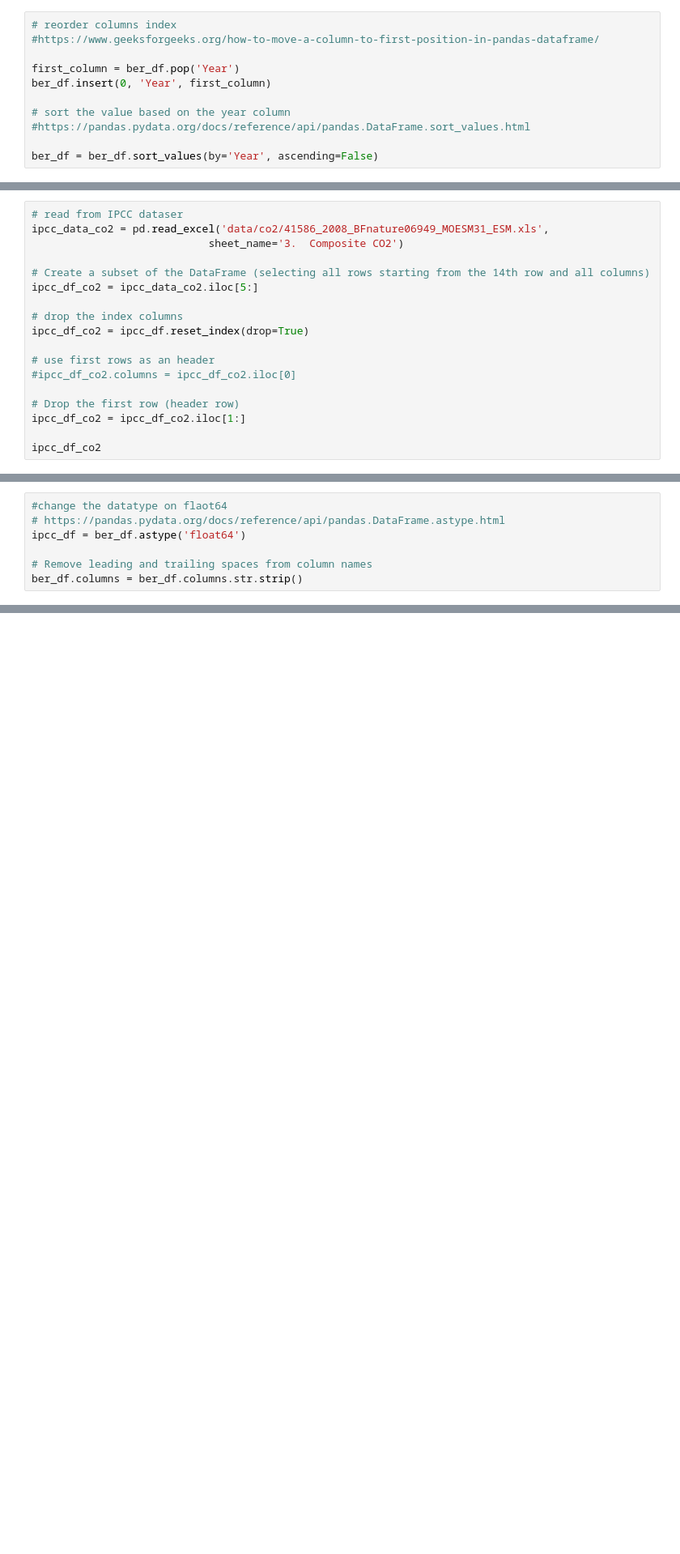
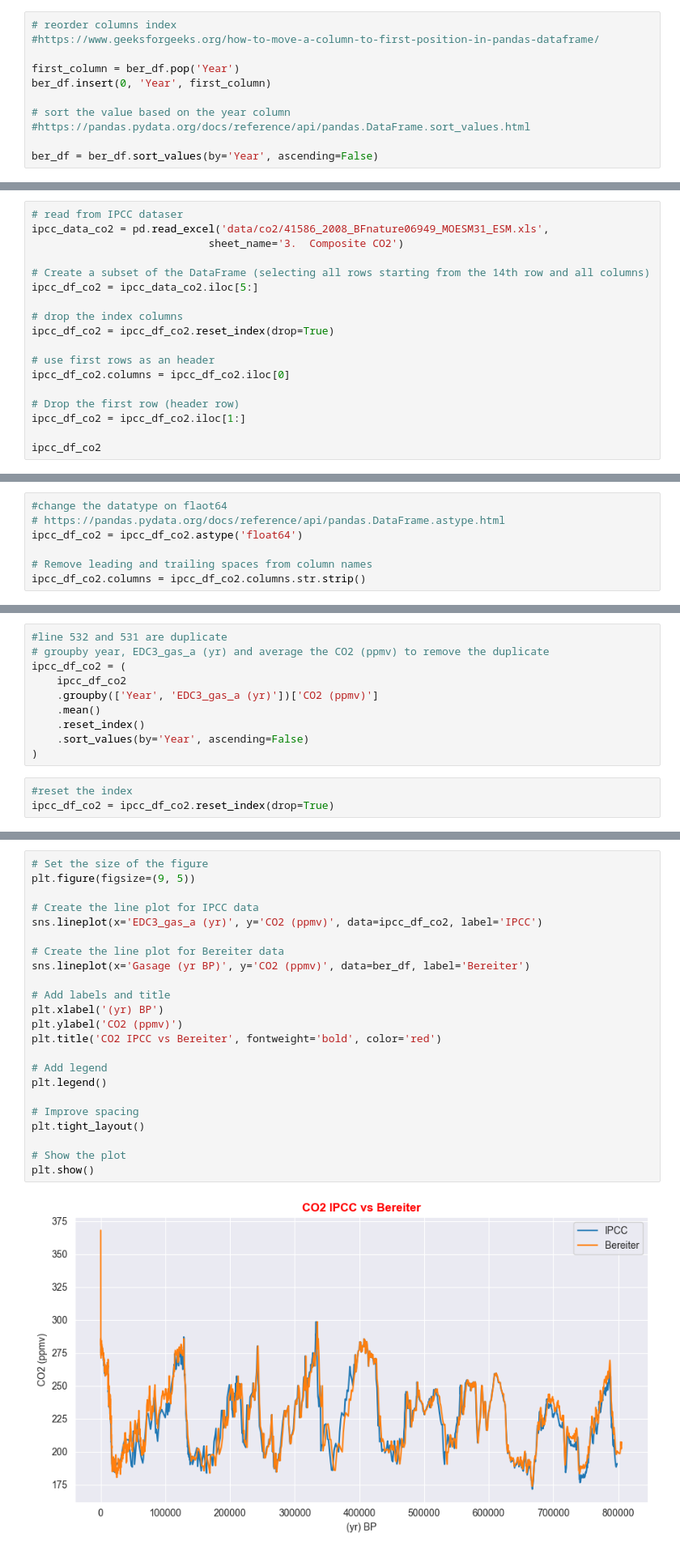
Before and after one commit to Cecilia8989/PfDA_Project2, a Jupyter notebook: pfda_project2.ipynb, the cells around one changed output, grey strips where cells are left out. Shown at 81% size. Saved outputs shown, nothing was run; the diff lists cells and outputs as text; blank space fills up the shorter version.

```diff
--- a/pfda_project2.ipynb
+++ b/pfda_project2.ipynb
@@ -97,10 +137,10 @@ ipcc_data_co2 = pd.read_excel('data/co2/41586_2008_BFnature06949_MOESM31_ESM.xls
 ipcc_df_co2 = ipcc_data_co2.iloc[5:]
 
 # drop the index columns
-ipcc_df_co2 = ipcc_df.reset_index(drop=True)
+ipcc_df_co2 = ipcc_df_co2.reset_index(drop=True)
 
 # use first rows as an header
-#ipcc_df_co2.columns = ipcc_df_co2.iloc[0]
+ipcc_df_co2.columns = ipcc_df_co2.iloc[0]
 
 # Drop the first row (header row)
 ipcc_df_co2 = ipcc_df_co2.iloc[1:]
@@ -109,7 +163,7 @@ ipcc_df_co2
 # %%
 #change the datatype on flaot64
 # https://pandas.pydata.org/docs/reference/api/pandas.DataFrame.astype.html
-ipcc_df = ber_df.astype('float64')
+ipcc_df_co2 = ipcc_df_co2.astype('float64')
 
 # Remove leading and trailing spaces from column names
-ber_df.columns = ber_df.columns.str.strip()
+ipcc_df_co2.columns = ipcc_df_co2.columns.str.strip()
@@ -117,0 +238,13 @@ print(ber_df['Year'].dtype)
+# %%
+#line 532 and 531 are duplicate
+# groupby year, EDC3_gas_a (yr) and average the CO2 (ppmv) to remove the duplicate
+ipcc_df_co2 = (
+    ipcc_df_co2
+    .groupby(['Year', 'EDC3_gas_a (yr)'])['CO2 (ppmv)']
+    .mean()
+    .reset_index()
+    .sort_values(by='Year', ascending=False)
+)
+# %%
+#reset the index
+ipcc_df_co2 = ipcc_df_co2.reset_index(drop=True)
@@ -117,0 +270,25 @@ print(ber_df['Year'].dtype)
+# %%
+# Set the size of the figure
+plt.figure(figsize=(9, 5))
+
+# Create the line plot for IPCC data
+sns.lineplot(x='EDC3_gas_a (yr)', y='CO2 (ppmv)', data=ipcc_df_co2, label='IPCC')
+
+# Create the line plot for Bereiter data
+sns.lineplot(x='Gasage (yr BP)', y='CO2 (ppmv)', data=ber_df, label='Bereiter')
+
+# Add labels and title
+plt.xlabel('(yr) BP')
+plt.ylabel('CO2 (ppmv)')
+plt.title('CO2 IPCC vs Bereiter', fontweight='bold', color='red')
+
+# Add legend
+plt.legend()
+
+# Improve spacing
+plt.tight_layout()
+
+# Show the plot
+plt.show()
+# %% [output]
+[figure, added]
```
Also changed, not shown: parts of 14 cells of this notebook.
